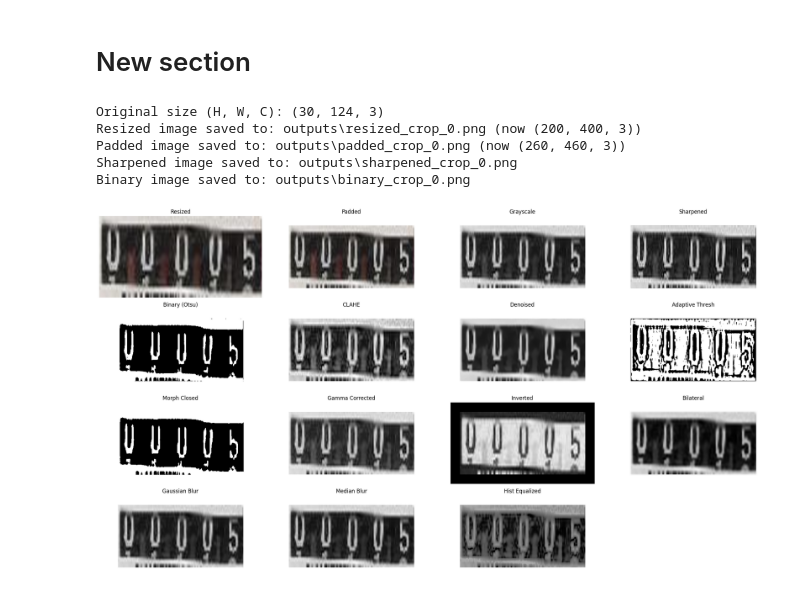
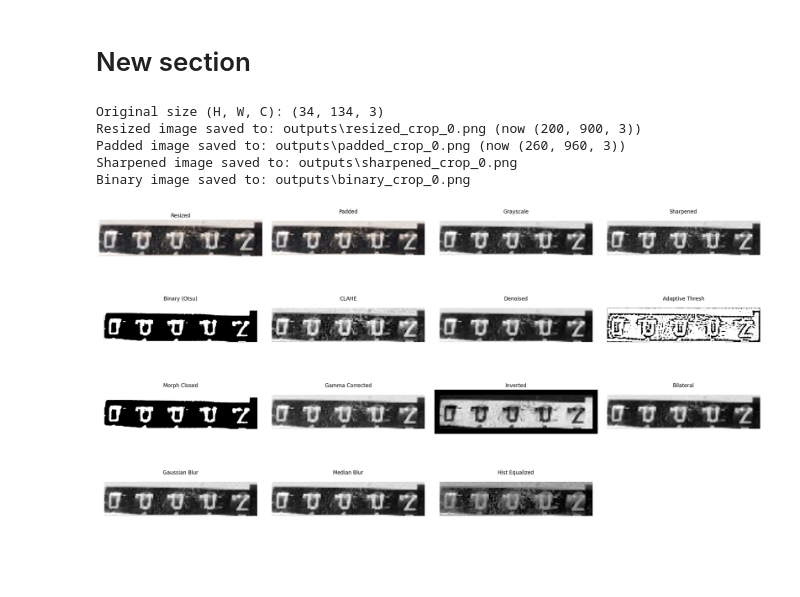
Before and after one commit to Uzair047C/internship_computer_visions_engineering, a Jupyter notebook: ocr_function/ocr.ipynb, the cells around one changed output. Cells and saved outputs as stored; diff of their text form; code cells hidden in the pictures; blank space fills up the shorter version.

```diff
--- a/ocr_function/ocr.ipynb
+++ b/ocr_function/ocr.ipynb
@@ -35,7 +35,7 @@ d:\Meter reading\internship_computer_visions_engineering\ocr_function
 # %%
 
 
-image_path = 'data/0642_12497310008crop_0.png'
+image_path = 'data/0642_10208310002crop_0.png'
 
 output_dir = 'outputs'
 import os
@@ -64,7 +64,7 @@ if image is None:
 
 print("Original size (H, W, C):", image.shape)
 
-target_w, target_h = 400, 200
+target_w, target_h =900, 200
 upscaling = target_w > image.shape[1] or target_h > image.shape[0]
 interp = cv2.INTER_CUBIC if upscaling else cv2.INTER_AREA
 resized = cv2.resize(image, (target_w, target_h), interpolation=interp)
@@ -142,37 +142,37 @@ cv2.imwrite(histeq_save_path, histeq_img)
 # 4. Visualization
 variants = [
     ("Resized",   cv2.cvtColor(resized, cv2.COLOR_BGR2RGB), None),
     ("Padded",    cv2.cvtColor(padded, cv2.COLOR_BGR2RGB), None),
     ("Grayscale", gray, 'gray'),
     ("Sharpened", sharpened, 'gray'),
     ("Binary (Otsu)", binary, 'gray'),
     ("CLAHE", clahe_img, 'gray'),
     ("Denoised", denoised_img, 'gray'),
     ("Adaptive Thresh", adaptive_img, 'gray'),
     ("Morph Closed", morph_img, 'gray'),
     ("Gamma Corrected", gamma_img, 'gray'),
     ("Inverted", inverted_img, 'gray'),
     ("Bilateral", bilateral_img, 'gray'),
     ("Gaussian Blur", gaussian_img, 'gray'),
     ("Median Blur", median_img, 'gray'),
     ("Hist Equalized", histeq_img, 'gray'),
 ]
 
 plt.figure(figsize=(22, 12))
 for i, (title, img, cmap) in enumerate(variants, start=1):
     plt.subplot(4, 4, i)
     plt.title(title)
     plt.imshow(img, cmap=cmap)
     plt.axis('off')
 plt.tight_layout()
 plt.show()
 # %% [output]
-Original size (H, W, C): (30, 124, 3)
-Resized image saved to: outputs\resized_crop_0.png (now (200, 400, 3))
-Padded image saved to: outputs\padded_crop_0.png (now (260, 460, 3))
+Original size (H, W, C): (34, 134, 3)
+Resized image saved to: outputs\resized_crop_0.png (now (200, 900, 3))
+Padded image saved to: outputs\padded_crop_0.png (now (260, 960, 3))
 Sharpened image saved to: outputs\sharpened_crop_0.png
 Binary image saved to: outputs\binary_crop_0.png
-[figure, old version]
+[figure, new version]
 # %%
 # Pass the file path (not the raw array) so PaddleOCR loads it back in
 # as a proper 3-channel image internally.
```
Also changed, not shown: parts of 1 cell of this notebook, 15 other files.
